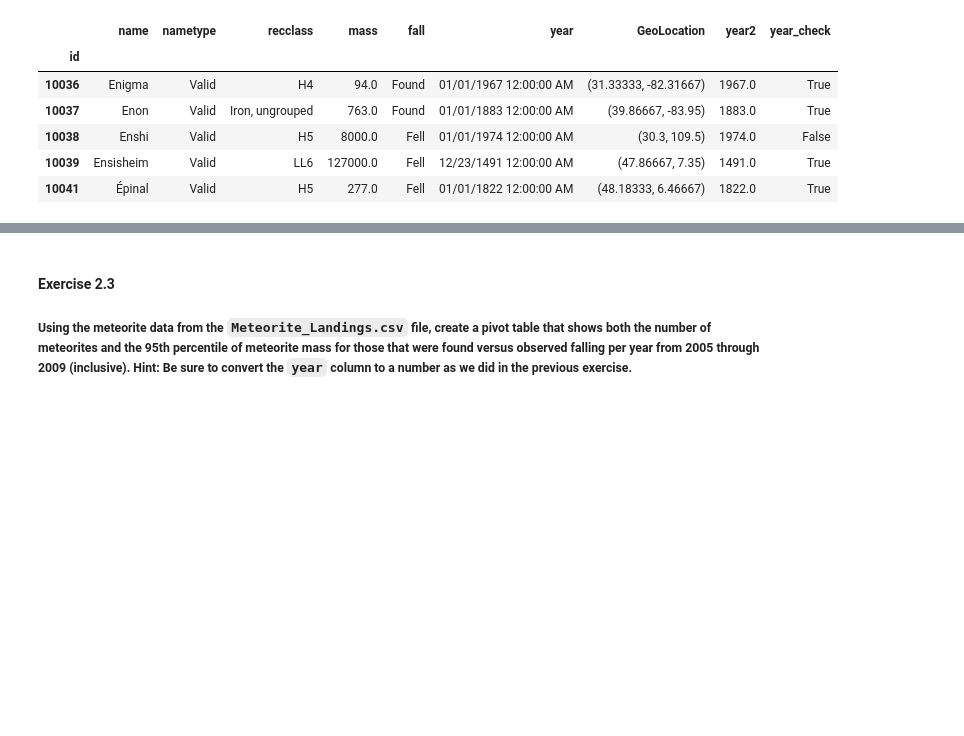
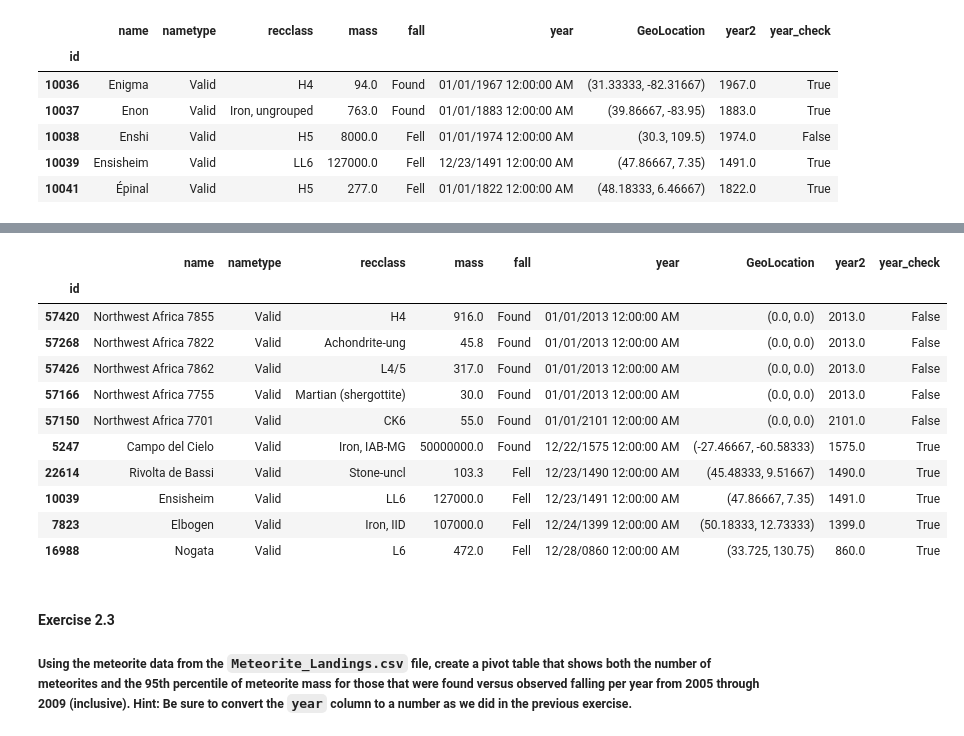
Before and after one commit to Vamir8429/Valerija_SheGoesTech, a Jupyter notebook: Day16_Pandas/workbook.ipynb, the cells around one changed output, grey strips where cells are left out. Saved outputs shown, nothing was run; the diff lists cells and outputs as text; code cells hidden in the pictures; blank space fills up the shorter version.

```diff
--- a/Day16_Pandas/workbook.ipynb
+++ b/Day16_Pandas/workbook.ipynb
@@ -186,3 +202,20 @@ meteorites.loc[10036:10041]
+# %%
+#Fixing this with dropna method:
+meteorites = meteorites.dropna()
+meteorites.sort_values('year').tail(10)
+# %% [output]
+|  | name | nametype | recclass | mass | fall | year | GeoLocation | year2 | year_check |
+| id |  |  |  |  |  |  |  |  |  |
+| 57420 | Northwest Africa 7855 | Valid | H4 | 916.0 | Found | 01/01/2013 12:00:00 AM | (0.0, 0.0) | 2013.0 | False |
+| 57268 | Northwest Africa 7822 | Valid | Achondrite-ung | 45.8 | Found | 01/01/2013 12:00:00 AM | (0.0, 0.0) | 2013.0 | False |
+| 57426 | Northwest Africa 7862 | Valid | L4/5 | 317.0 | Found | 01/01/2013 12:00:00 AM | (0.0, 0.0) | 2013.0 | False |
+| 57166 | Northwest Africa 7755 | Valid | Martian (shergottite) | 30.0 | Found | 01/01/2013 12:00:00 AM | (0.0, 0.0) | 2013.0 | False |
+| 57150 | Northwest Africa 7701 | Valid | CK6 | 55.0 | Found | 01/01/2101 12:00:00 AM | (0.0, 0.0) | 2101.0 | False |
+| 5247 | Campo del Cielo | Valid | Iron, IAB-MG | 50000000.0 | Found | 12/22/1575 12:00:00 AM | (-27.46667, -60.58333) | 1575.0 | True |
+| 22614 | Rivolta de Bassi | Valid | Stone-uncl | 103.3 | Fell | 12/23/1490 12:00:00 AM | (45.48333, 9.51667) | 1490.0 | True |
+| 10039 | Ensisheim | Valid | LL6 | 127000.0 | Fell | 12/23/1491 12:00:00 AM | (47.86667, 7.35) | 1491.0 | True |
+| 7823 | Elbogen | Valid | Iron, IID | 107000.0 | Fell | 12/24/1399 12:00:00 AM | (50.18333, 12.73333) | 1399.0 | True |
+| 16988 | Nogata | Valid | L6 | 472.0 | Fell | 12/28/0860 12:00:00 AM | (33.725, 130.75) | 860.0 | True |
 # %% [markdown]
 #### Exercise 2.3
 ##### Using the meteorite data from the `Meteorite_Landings.csv` file, create a pivot table that shows both the number of meteorites and the 95th percentile of meteorite mass for those that were found versus observed falling per year from 2005 through 2009 (inclusive). Hint: Be sure to convert the `year` column to a number as we did in the previous exercise.
```
Also changed, not shown: parts of 2 cells of this notebook, 1 other file.
